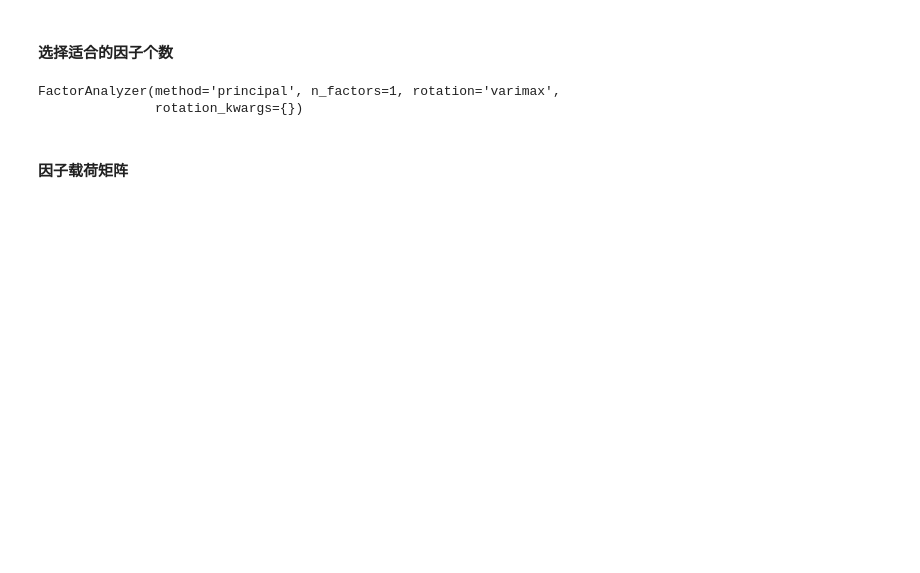
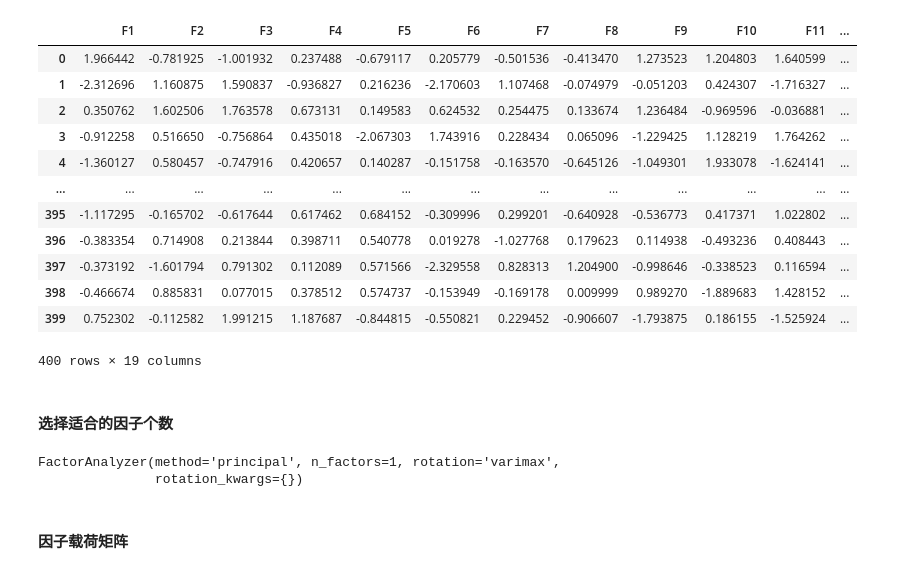
Before and after one commit to YiyaoZhang9527/Algorithm-class-at-Huai-Vocational-College, a Jupyter notebook: 降维算法资料/因子分析/因子分析的实现.ipynb, the cells around one changed output. Drawn from its saved outputs; the diff is of its cells as text; code cells hidden in the pictures; blank space fills up the shorter version.

```diff
--- a/降维算法资料/因子分析/因子分析的实现.ipynb
+++ b/降维算法资料/因子分析/因子分析的实现.ipynb
@@ -27,3 +200,21 @@ from factor_analyzer import FactorAnalyzer
+# %%
+fa_t_score = np.dot(np.mat(X), np.mat(factor_score))
+F_factors = pd.DataFrame(fa_t_score,columns=factor_score.columns)
+F_factors
+# %% [output]
+|  | F1 | F2 | F3 | F4 | F5 | F6 | F7 | F8 | F9 | F10 | F11 | ... |
+| 0 | 1.966442 | -0.781925 | -1.001932 | 0.237488 | -0.679117 | 0.205779 | -0.501536 | -0.413470 | 1.273523 | 1.204803 | 1.640599 | ... |
+| 1 | -2.312696 | 1.160875 | 1.590837 | -0.936827 | 0.216236 | -2.170603 | 1.107468 | -0.074979 | -0.051203 | 0.424307 | -1.716327 | ... |
+| 2 | 0.350762 | 1.602506 | 1.763578 | 0.673131 | 0.149583 | 0.624532 | 0.254475 | 0.133674 | 1.236484 | -0.969596 | -0.036881 | ... |
+| 3 | -0.912258 | 0.516650 | -0.756864 | 0.435018 | -2.067303 | 1.743916 | 0.228434 | 0.065096 | -1.229425 | 1.128219 | 1.764262 | ... |
+| 4 | -1.360127 | 0.580457 | -0.747916 | 0.420657 | 0.140287 | -0.151758 | -0.163570 | -0.645126 | -1.049301 | 1.933078 | -1.624141 | ... |
+| ... | ... | ... | ... | ... | ... | ... | ... | ... | ... | ... | ... | ... |
+| 395 | -1.117295 | -0.165702 | -0.617644 | 0.617462 | 0.684152 | -0.309996 | 0.299201 | -0.640928 | -0.536773 | 0.417371 | 1.022802 | ... |
+| 396 | -0.383354 | 0.714908 | 0.213844 | 0.398711 | 0.540778 | 0.019278 | -1.027768 | 0.179623 | 0.114938 | -0.493236 | 0.408443 | ... |
+| 397 | -0.373192 | -1.601794 | 0.791302 | 0.112089 | 0.571566 | -2.329558 | 0.828313 | 1.204900 | -0.998646 | -0.338523 | 0.116594 | ... |
+| 398 | -0.466674 | 0.885831 | 0.077015 | 0.378512 | 0.574737 | -0.153949 | -0.169178 | 0.009999 | 0.989270 | -1.889683 | 1.428152 | ... |
+| 399 | 0.752302 | -0.112582 | 1.991215 | 1.187687 | -0.844815 | -0.550821 | 0.229452 | -0.906607 | -1.793875 | 0.186155 | -1.525924 | ... |
+400 rows × 19 columns
 # %% [markdown]
 #### 选择适合的因子个数
 # %%
```
Also changed, not shown: parts of 25 cells of this notebook, 4 other files.
